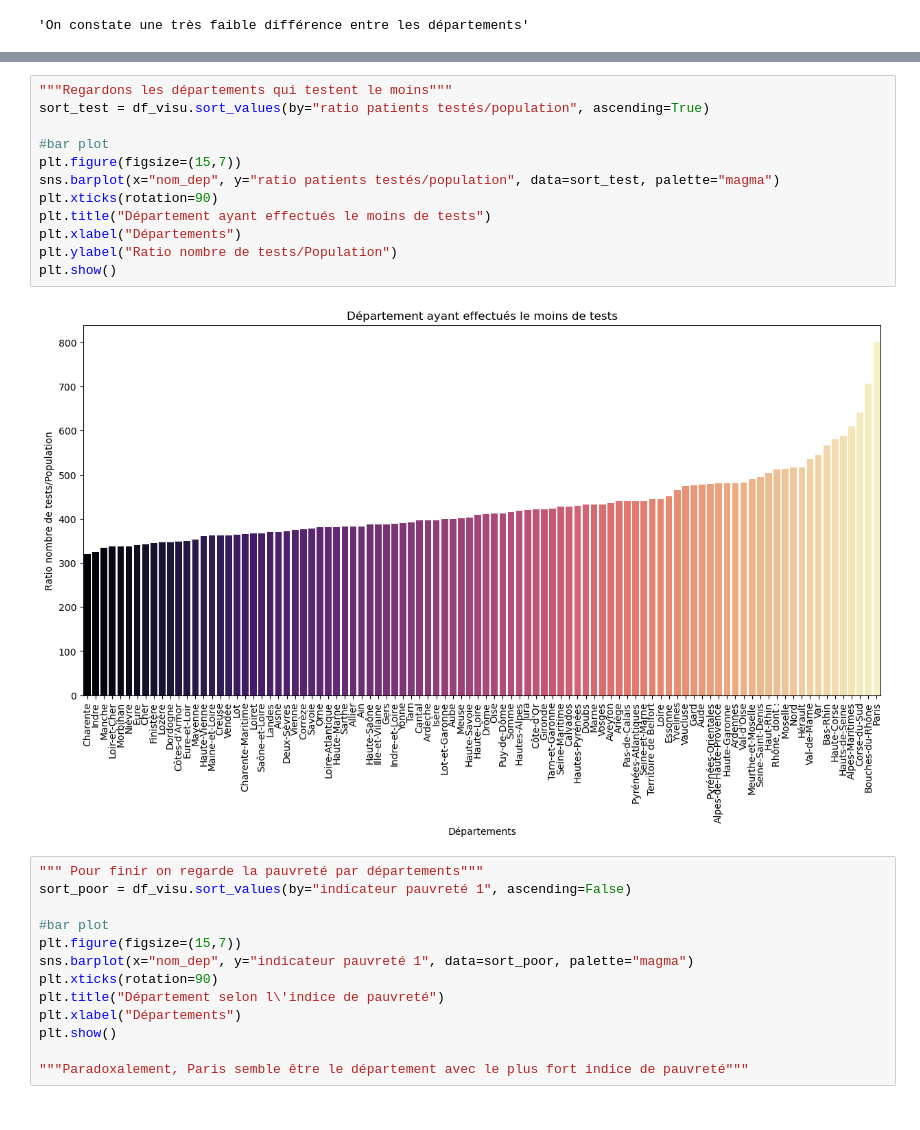
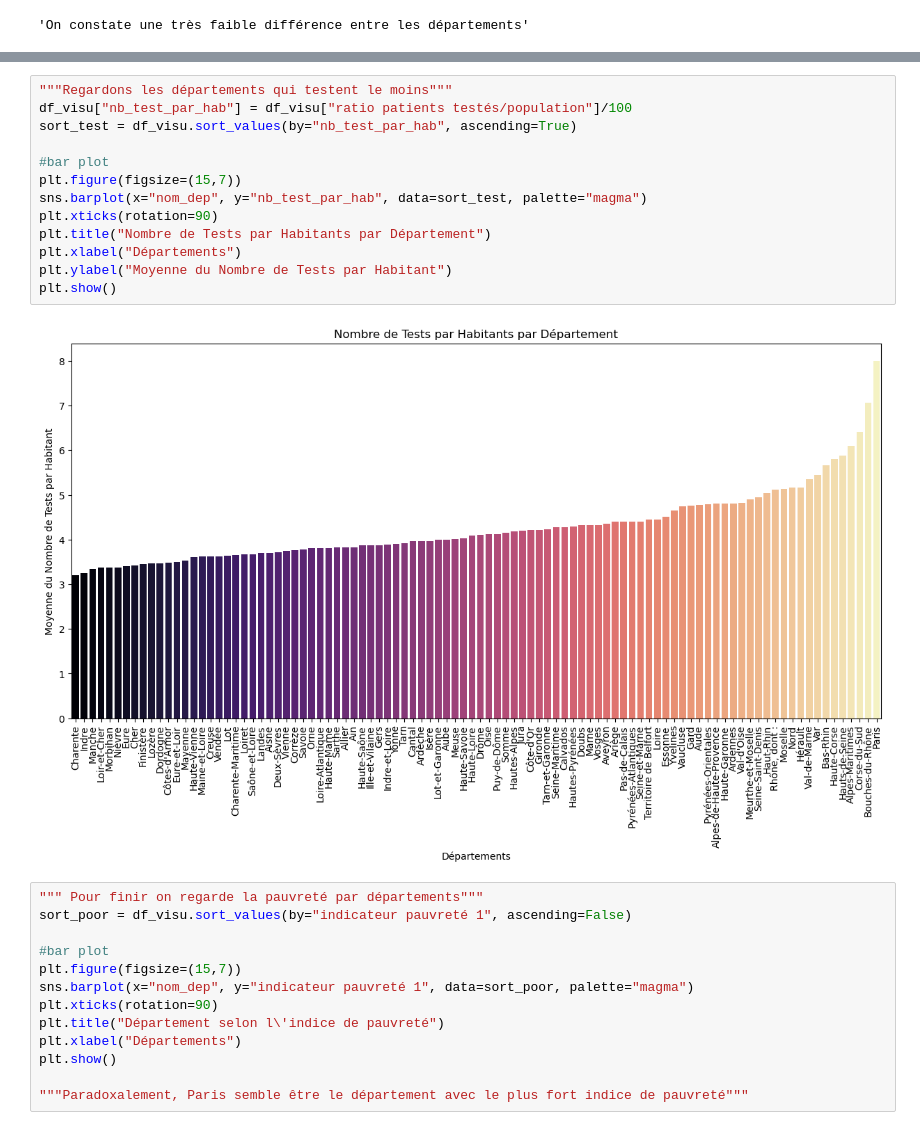
Before and after one commit to gabrielfrancois/DS_Covid, a Jupyter notebook: stat2_visu.ipynb, the cells around one changed output, grey strips where cells are left out. Cells and saved outputs as stored; diff of their text form.

```diff
--- a/stat2_visu.ipynb
+++ b/stat2_visu.ipynb
@@ -134,17 +134,18 @@ plt.show()
 # %%
 """Regardons les départements qui testent le moins"""
-sort_test = df_visu.sort_values(by="ratio patients testés/population", ascending=True)
+df_visu["nb_test_par_hab"] = df_visu["ratio patients testés/population"]/100
+sort_test = df_visu.sort_values(by="nb_test_par_hab", ascending=True)
 
 #bar plot
 plt.figure(figsize=(15,7))
-sns.barplot(x="nom_dep", y="ratio patients testés/population", data=sort_test, palette="magma")
+sns.barplot(x="nom_dep", y="nb_test_par_hab", data=sort_test, palette="magma")
 plt.xticks(rotation=90)
-plt.title("Département ayant effectués le moins de tests")
+plt.title("Nombre de Tests par Habitants par Département")
 plt.xlabel("Départements")
-plt.ylabel("Ratio nombre de tests/Population")
+plt.ylabel("Moyenne du Nombre de Tests par Habitant")
 plt.show()
 # %% [output]
-[figure, old version]
+[figure, new version]
 # %%
 """ Pour finir on regarde la pauvreté par départements"""
 sort_poor = df_visu.sort_values(by="indicateur pauvreté 1", ascending=False)
```
Also changed, not shown: parts of 4 cells of this notebook.
